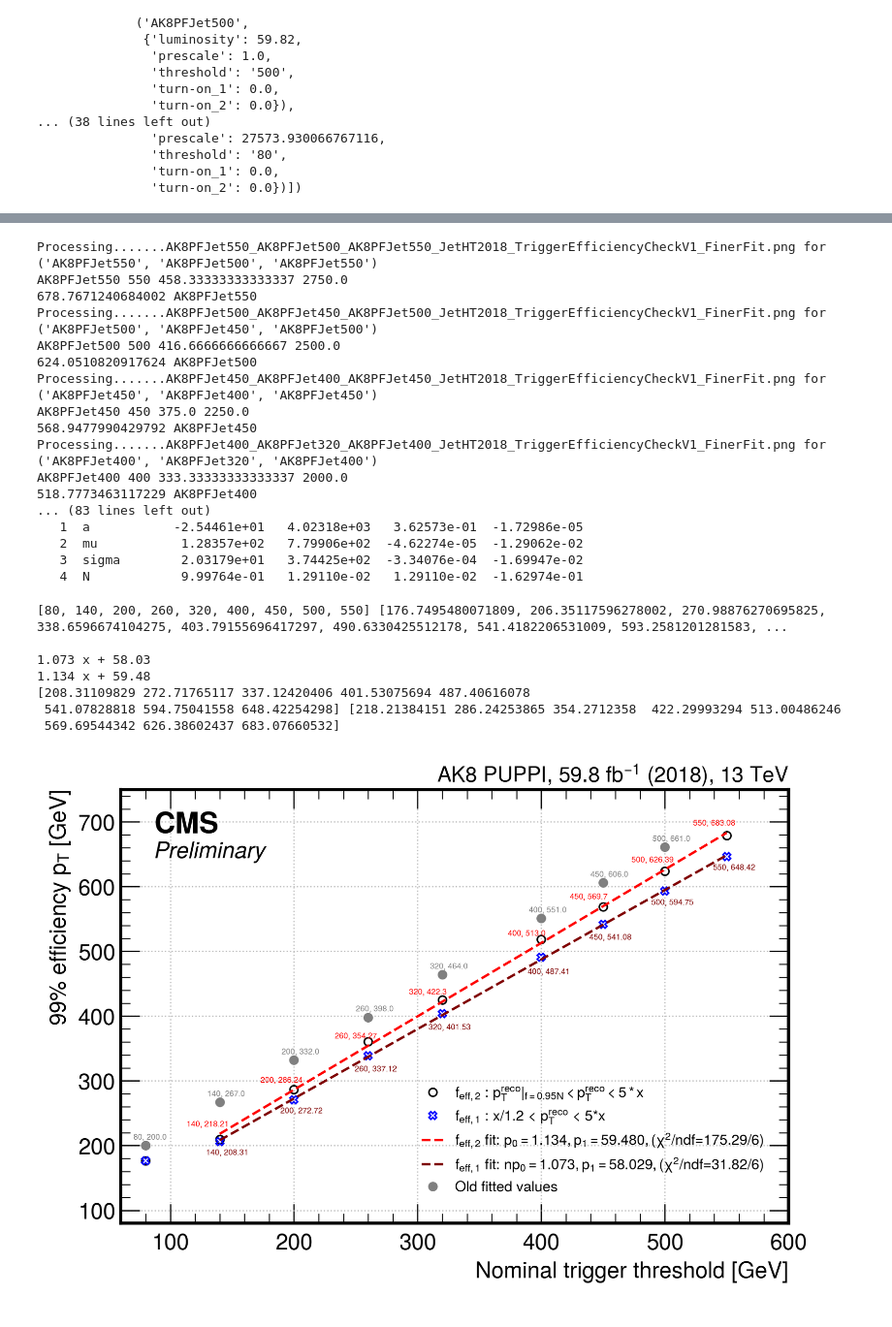
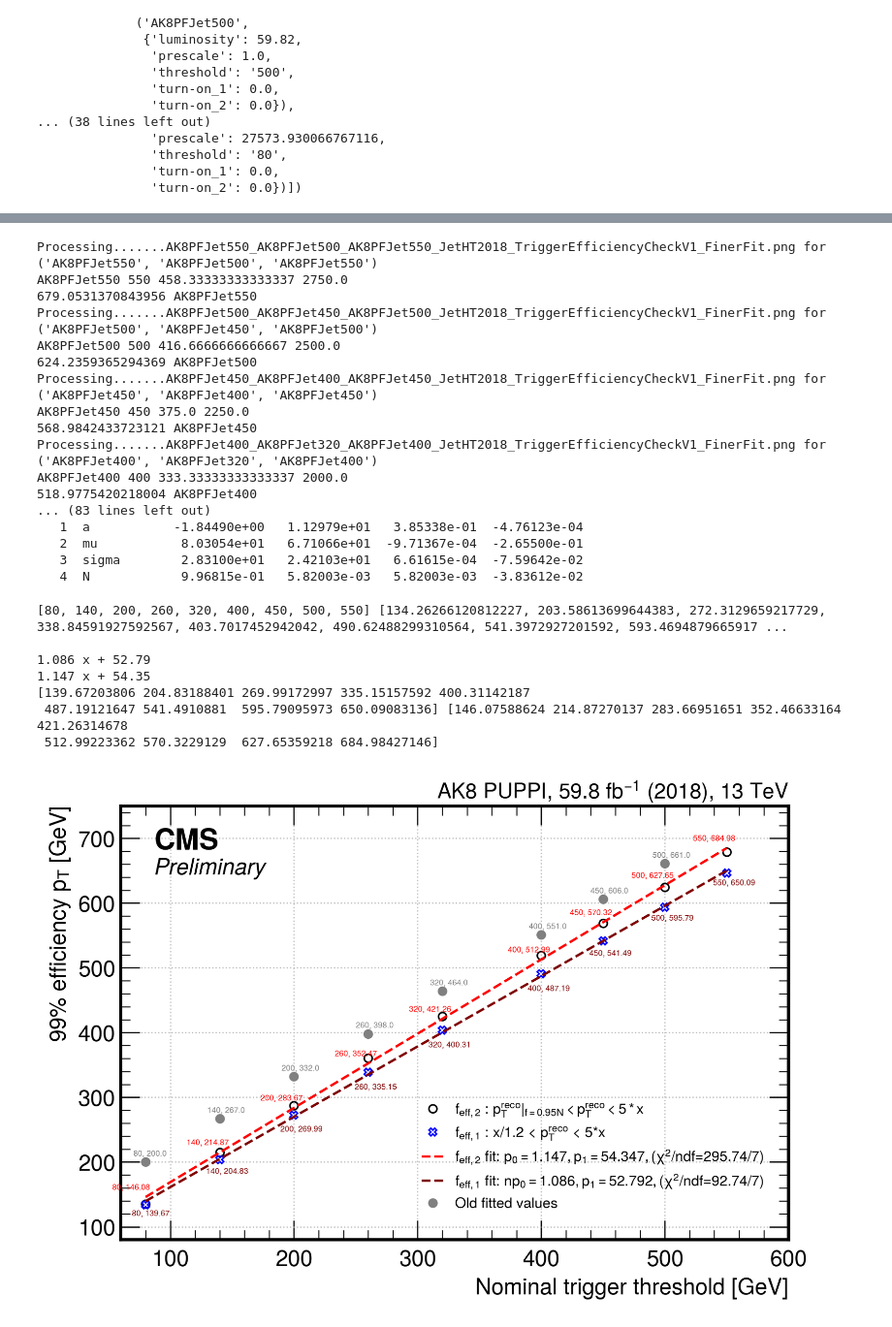
Before and after one commit to kaustuvdatta/jetObservables, a Jupyter notebook: TriggerEfficiencies/notebooks/TriggerEfficiency_UL18.ipynb, the cells around one changed output, grey strips where cells are left out. Shown: that part at 97% size. Drawn from its saved outputs; the diff is of its cells as text; code cells hidden in the pictures.

Commit message:
updates including new trigger turn-ons for UL17/18

```diff
--- a/TriggerEfficiencies/notebooks/TriggerEfficiency_UL18.ipynb
+++ b/TriggerEfficiencies/notebooks/TriggerEfficiency_UL18.ipynb
@@ -84,7 +86,7 @@ print(prescale)
 # %% [output]
 [1.0, 1.0, 8.09436861492581, 16.083700623007015, 48.23474329488433, 128.47238689349925, 295.336162829319, 1269.1979458533008, 27573.930066767116]
 # %%
-inFileSample=ROOT.TFile.Open('../TrigEff_Plots/triggerEfficiencies_histograms_MiniAOD_JetHTRun2018ALL.root','r')
+inFileSample=ROOT.TFile.Open('../TrigEff_Plots/triggerEfficiencies_histograms_MiniAOD_JetHTRun2018ALL_eta2pt4.root','r')
 sample='JetHT2018'
 
 
@@ -316,6 +318,6 @@ AK8PFJet400 400 333.33333333333337 2000.0
 # %%
 inFileSample.Close()
-inFileSample=ROOT.TFile.Open('../TrigEff_Plots/triggerEfficiencies_histograms_MiniAOD_JetHTRun2018ALL.root','r')
+inFileSample=ROOT.TFile.Open('../TrigEff_Plots/triggerEfficiencies_histograms_MiniAOD_JetHTRun2018ALL_eta2pt4.root','r')
 # %%
 for triggerPass,triggerDenom,name in zip(triggerPassList,triggerDenomList,nameList):
     xline = array('d', [0,2000])
@@ -482,21 +484,21 @@ for triggerPass,triggerDenom,name in zip(triggerPassList,triggerDenomList,nameLi
 # %% [output]
 Processing.......AK8PFJet550_AK8PFJet500_AK8PFJet550_JetHT2018_TriggerEfficiencyCheckV1_FinerFit.png for ('AK8PFJet550', 'AK8PFJet500', 'AK8PFJet550')
 AK8PFJet550 550 458.33333333333337 2750.0
-678.7671240684002 AK8PFJet550
+679.0531370843956 AK8PFJet550
 Processing.......AK8PFJet500_AK8PFJet450_AK8PFJet500_JetHT2018_TriggerEfficiencyCheckV1_FinerFit.png for ('AK8PFJet500', 'AK8PFJet450', 'AK8PFJet500')
 AK8PFJet500 500 416.6666666666667 2500.0
-624.0510820917624 AK8PFJet500
+624.2359365294369 AK8PFJet500
 Processing.......AK8PFJet450_AK8PFJet400_AK8PFJet450_JetHT2018_TriggerEfficiencyCheckV1_FinerFit.png for ('AK8PFJet450', 'AK8PFJet400', 'AK8PFJet450')
 AK8PFJet450 450 375.0 2250.0
-568.9477990429792 AK8PFJet450
+568.9842433723121 AK8PFJet450
 Processing.......AK8PFJet400_AK8PFJet320_AK8PFJet400_JetHT2018_TriggerEfficiencyCheckV1_FinerFit.png for ('AK8PFJet400', 'AK8PFJet320', 'AK8PFJet400')
 AK8PFJet400 400 333.33333333333337 2000.0
-518.7773463117229 AK8PFJet400
+518.9775420218004 AK8PFJet400
 ... (83 lines left out)
-   1  a           -2.54461e+01   4.02318e+03   3.62573e-01  -1.72986e-05
-   2  mu           1.28357e+02   7.79906e+02  -4.62274e-05  -1.29062e-02
-   3  sigma        2.03179e+01   3.74425e+02  -3.34076e-04  -1.69947e-02
-   4  N            9.99764e-01   1.29110e-02   1.29110e-02  -1.62974e-01
+   1  a           -1.84490e+00   1.12979e+01   3.85338e-01  -4.76123e-04
+   2  mu           8.03054e+01   6.71066e+01  -9.71367e-04  -2.65500e-01
+   3  sigma        2.83100e+01   2.42103e+01   6.61615e-04  -7.59642e-02
+   4  N            9.96815e-01   5.82003e-03   5.82003e-03  -3.83612e-02
 # %%
 import mplhep as hep
 import matplotlib.pyplot as plt
@@ -522,48 +524,48 @@ print(thresholds,turnon_1,turnon_2)
 plt.plot(thresholds[:],turnon_2[:],'ko',label=r'$f_{eff,2}$ : $p_T^{reco}|_{f=0.95N} <p_T^{reco} < 5*x$',markersize=5,markerfacecolor='none')
 plt.plot(thresholds[:],turnon_1[:],'bX',label=r'$f_{eff,1}$ : x/1.2 < $p_T^{reco}$ < 5*x',markersize=5,markerfacecolor='none')
 
-y1, r1, *_ = np.polyfit(thresholds[1:],turnon_1[1:],1,full=True)
-y2, r2, *_ = np.polyfit(thresholds[1:],turnon_2[1:],1,full=True)
+y1, r1, *_ = np.polyfit(thresholds[:],turnon_1[:],1,full=True)
+y2, r2, *_ = np.polyfit(thresholds[:],turnon_2[:],1,full=True)
 
 fit1 = np.poly1d(y1)
 fit2 = np.poly1d(y2)
 
-plt.plot(thresholds[1:],fit2(thresholds[1:]),'r--',label=r'$f_{eff,2}$'+f" fit: $p_0={y2[0]:0.3f},p_1={y2[1]:0.3f},(\chi^2/ndf$={r2[0]:0.2f}/{len(thresholds[1:])-1-1})")
-plt.plot(thresholds[1:],fit1(thresholds[1:]),'--',color='maroon',label=r'$f_{eff,1}$'+f" fit: n$p_0={y1[0]:0.3f},p_1={y1[1]:0.3f},(\chi^2/ndf$={r1[0]:0.2f}/{len(thresholds[1:])-1-1})")
+plt.plot(thresholds[:],fit2(thresholds[:]),'r--',label=r'$f_{eff,2}$'+f" fit: $p_0={y2[0]:0.3f},p_1={y2[1]:0.3f},(\chi^2/ndf$={r2[0]:0.2f}/{len(thresholds[:])-1-1})")
+plt.plot(thresholds[:],fit1(thresholds[:]),'--',color='maroon',label=r'$f_{eff,1}$'+f" fit: n$p_0={y1[0]:0.3f},p_1={y1[1]:0.3f},(\chi^2/ndf$={r1[0]:0.2f}/{len(thresholds[:])-1-1})")
 plt.plot(thresholds[:-1],[200.,267.,332.,398.,464.,551.,606.,661.],'o',color='gray',label='Old fitted values',markersize=5)
 
-for x,y in zip(thresholds[1:],fit1(thresholds[1:])):
+for x,y in zip(thresholds[:],fit1(thresholds[:])):
     plt.text(x-11,y-22,f'{str(x)}, {str(np.round(y,2))}', color='maroon', fontsize=5)
 
-for x,y in zip(thresholds[1:],fit2(thresholds[1:])):
+for x,y in zip(thresholds[:],fit2(thresholds[:])):
     plt.text(x-27,y+12,f'{str(x)}, {str(np.round(y,2))}', color='red', fontsize=5)
 
 for x,y in zip(thresholds[:-1],[200.,267.,332.,398.,464.,551.,606.,661.]):
     plt.text(x-10,y+10,f'{str(x)}, {str(np.round(y,2))}', color='gray', fontsize=5)
 
 print(fit1,fit2)
-print(fit1(thresholds[1:]),fit2(thresholds[1:]))
+print(fit1(thresholds[:]),fit2(thresholds[:]))
 
 #plt.plot(thresholds,turnon_2,label='Fit 2',marker='bo',ls='' )
 hep.cms.lumitext(r"AK8 PUPPI, 59.8 fb$^{-1}$ (2018), 13 TeV",fontsize=14)
 hep.cms.text(r"Preliminary",fontsize=14,loc=2)
 ax.legend(fontsize=9,loc=(0.44,0.05))
 ax.set_xlabel(r'Nominal trigger threshold [GeV]', loc='right',fontsize=14)
 ax.set_ylabel(r'99% efficiency $p_T$ [GeV]', loc='top',fontsize=14)
 ax.tick_params(axis='both', which='major', labelsize=14)
 ax.tick_params(axis='both', which='minor', labelsize=14)#plt.yscale('log')
 
 plt.ylim(80.,750.)
 plt.xlim(60.,600.)
 plt.grid(200)
 plt.savefig('TriggerThresholds_vs_99pc_pT_UL18.png')
 plt.savefig('TriggerThresholds_vs_99pc_pT_UL18.pdf')
 # %% [output]
-[80, 140, 200, 260, 320, 400, 450, 500, 550] [176.7495480071809, 206.35117596278002, 270.98876270695825, 338.6596674104275, 403.79155696417297, 490.6330425512178, 541.4182206531009, 593.2581201281583, ...
+[80, 140, 200, 260, 320, 400, 450, 500, 550] [134.26266120812227, 203.58613699644383, 272.3129659217729, 338.84591927592567, 403.7017452942042, 490.62488299310564, 541.3972927201592, 593.4694879665917 ...
 
-1.073 x + 58.03
-1.134 x + 59.48
-[208.31109829 272.71765117 337.12420406 401.53075694 487.40616078
- 541.07828818 594.75041558 648.42254298] [218.21384151 286.24253865 354.2712358  422.29993294 513.00486246
- 569.69544342 626.38602437 683.07660532]
+1.086 x + 52.79
+1.147 x + 54.35
+[139.67203806 204.83188401 269.99172997 335.15157592 400.31142187
+ 487.19121647 541.4910881  595.79095973 650.09083136] [146.07588624 214.87270137 283.66951651 352.46633164 421.26314678
+ 512.99223362 570.3229129  627.65359218 684.98427146]
-[figure, old version]
+[figure, new version]
```
Also changed, not shown: parts of 2 cells of this notebook, 6 other files.
